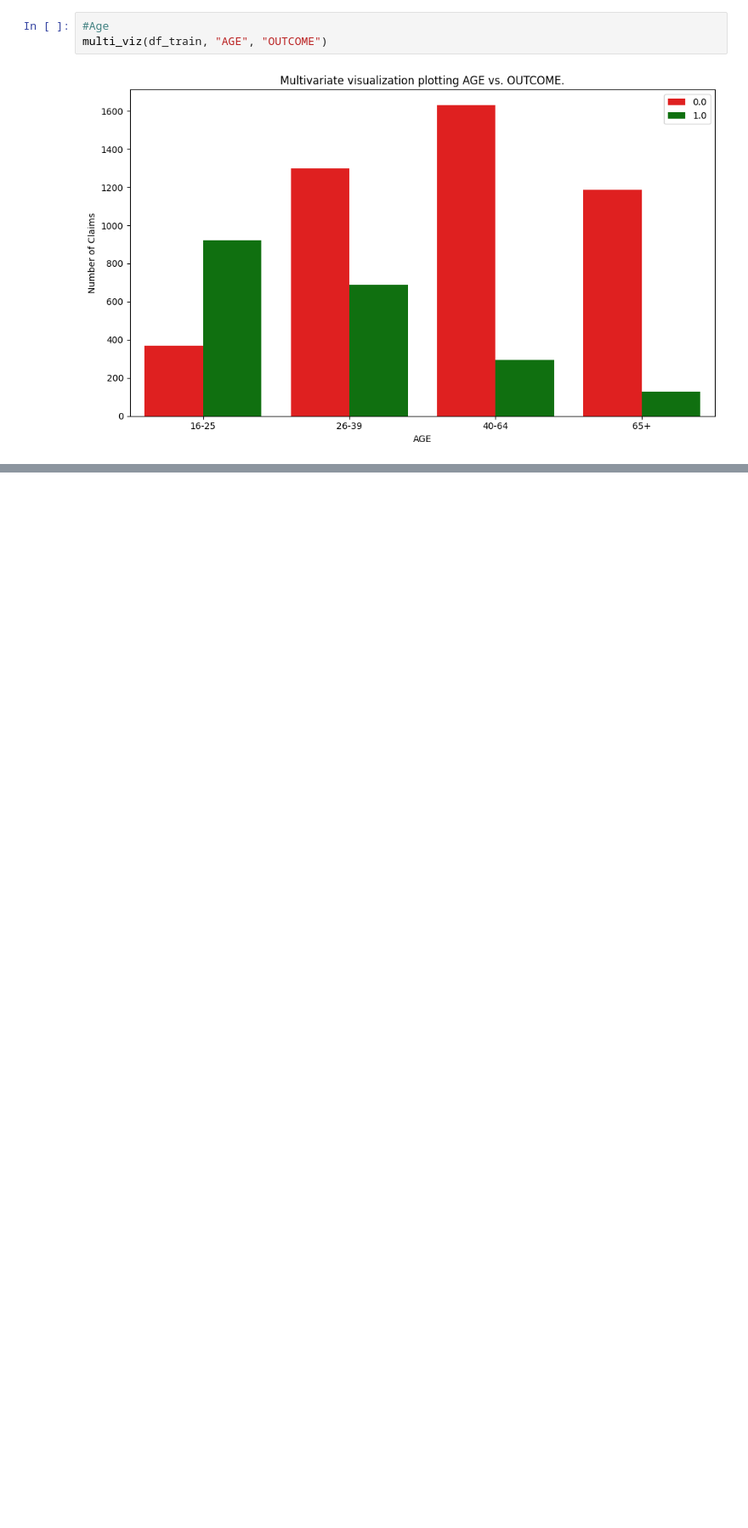
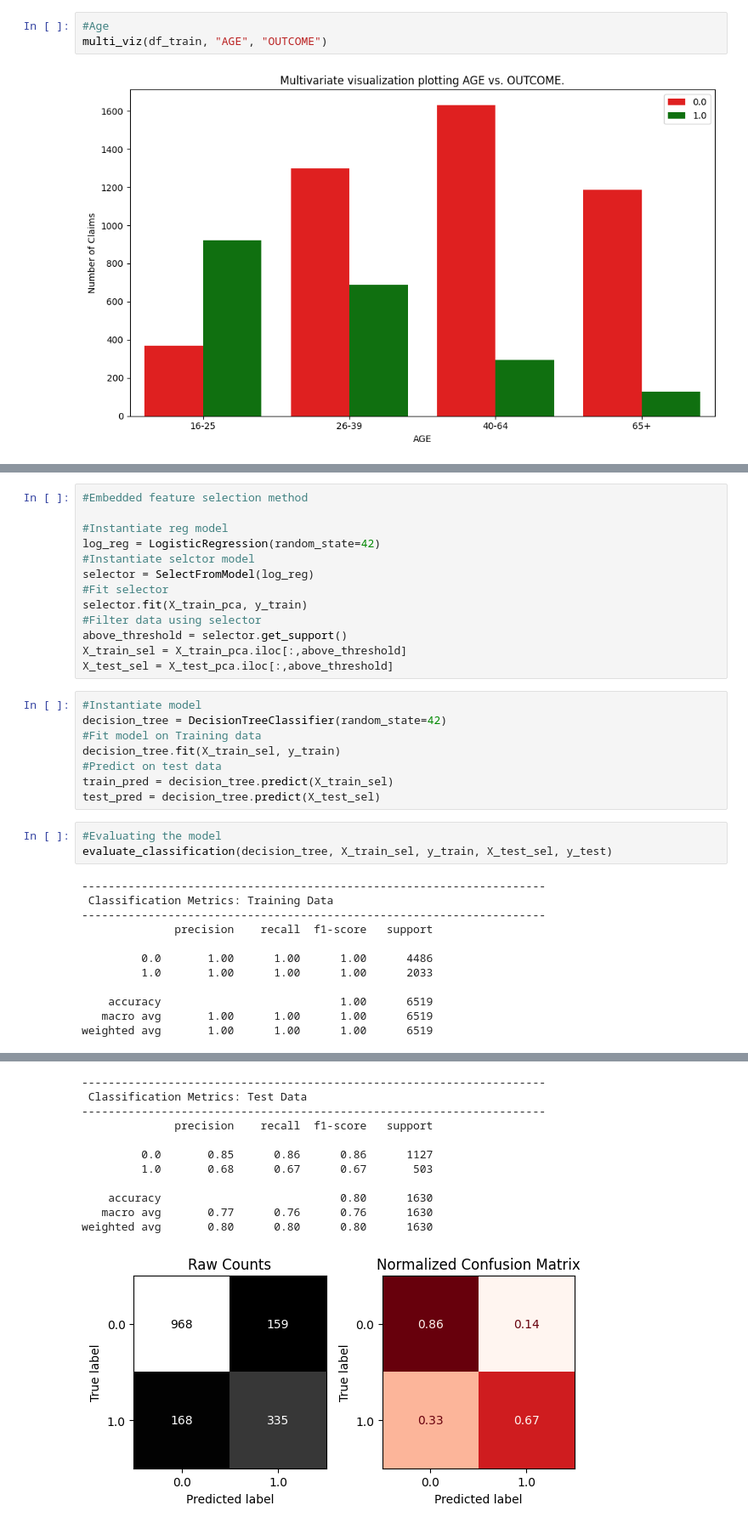
Before and after one commit to UKashNK/Car-Insurance-data, a Jupyter notebook: Car_Insurance_Claims_Analysis_.ipynb, the cells around one changed output, grey strips where cells are left out. Shown at 85% size. Cells and saved outputs as stored; diff of their text form; blank space fills up the shorter version.

```diff
--- a/Car_Insurance_Claims_Analysis_.ipynb
+++ b/Car_Insurance_Claims_Analysis_.ipynb
@@ -590,0 +672,36 @@ multi_viz(df_train, "AGE", "OUTCOME")
+# %%
+#Embedded feature selection method
+
+#Instantiate reg model
+log_reg = LogisticRegression(random_state=42)
+#Instantiate selctor model
+selector = SelectFromModel(log_reg)
+#Fit selector
+selector.fit(X_train_pca, y_train)
+#Filter data using selector
+above_threshold = selector.get_support()
+X_train_sel = X_train_pca.iloc[:,above_threshold]
+X_test_sel = X_test_pca.iloc[:,above_threshold]
+# %%
+#Instantiate model
+decision_tree = DecisionTreeClassifier(random_state=42)
+#Fit model on Training data
+decision_tree.fit(X_train_sel, y_train)
+#Predict on test data
+train_pred = decision_tree.predict(X_train_sel)
+test_pred = decision_tree.predict(X_test_sel)
+# %%
+#Evaluating the model
+evaluate_classification(decision_tree, X_train_sel, y_train, X_test_sel, y_test)
+# %% [output]
+----------------------------------------------------------------------
+ Classification Metrics: Training Data
+----------------------------------------------------------------------
+              precision    recall  f1-score   support
+
+         0.0       1.00      1.00      1.00      4486
+         1.0       1.00      1.00      1.00      2033
+
+    accuracy                           1.00      6519
+   macro avg       1.00      1.00      1.00      6519
+weighted avg       1.00      1.00      1.00      6519
@@ -590,0 +709,12 @@ multi_viz(df_train, "AGE", "OUTCOME")
+----------------------------------------------------------------------
+ Classification Metrics: Test Data
+----------------------------------------------------------------------
+              precision    recall  f1-score   support
+
+         0.0       0.85      0.86      0.86      1127
+         1.0       0.68      0.67      0.67       503
+
+    accuracy                           0.80      1630
+   macro avg       0.77      0.76      0.76      1630
+weighted avg       0.80      0.80      0.80      1630
+[figure, added]
```
Also changed, not shown: parts of 24 cells of this notebook.
